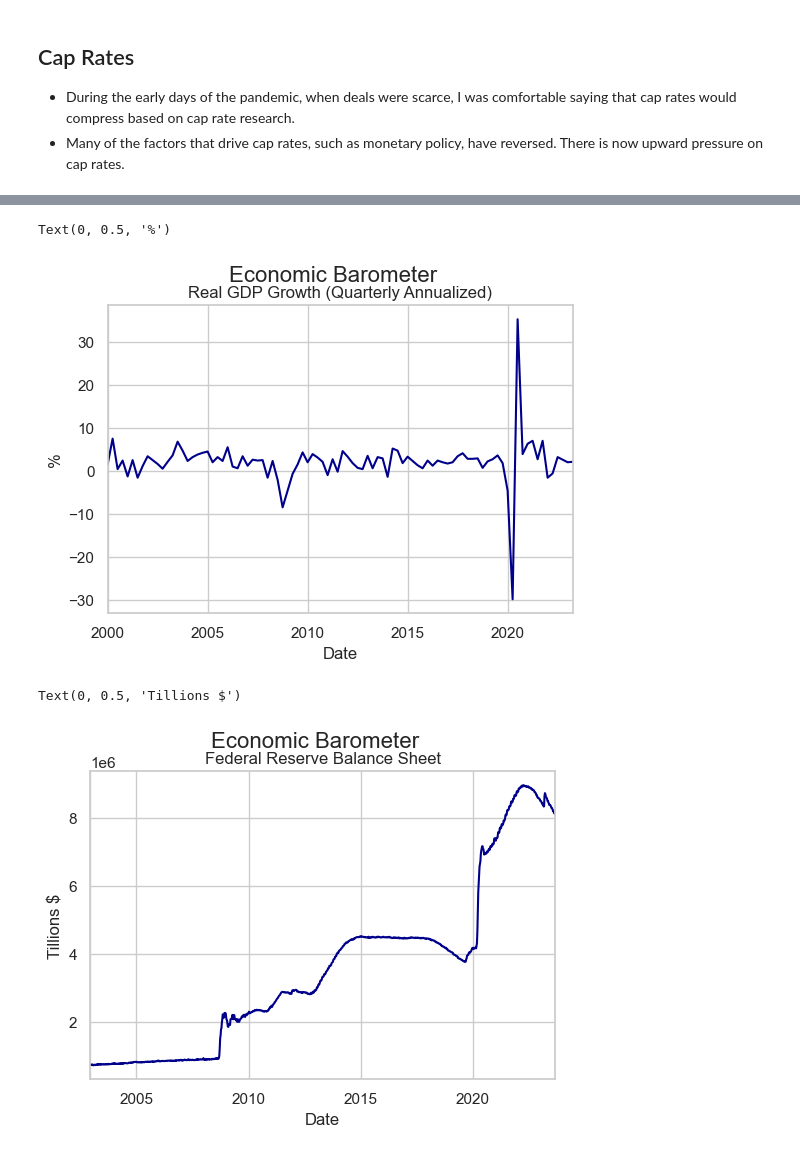
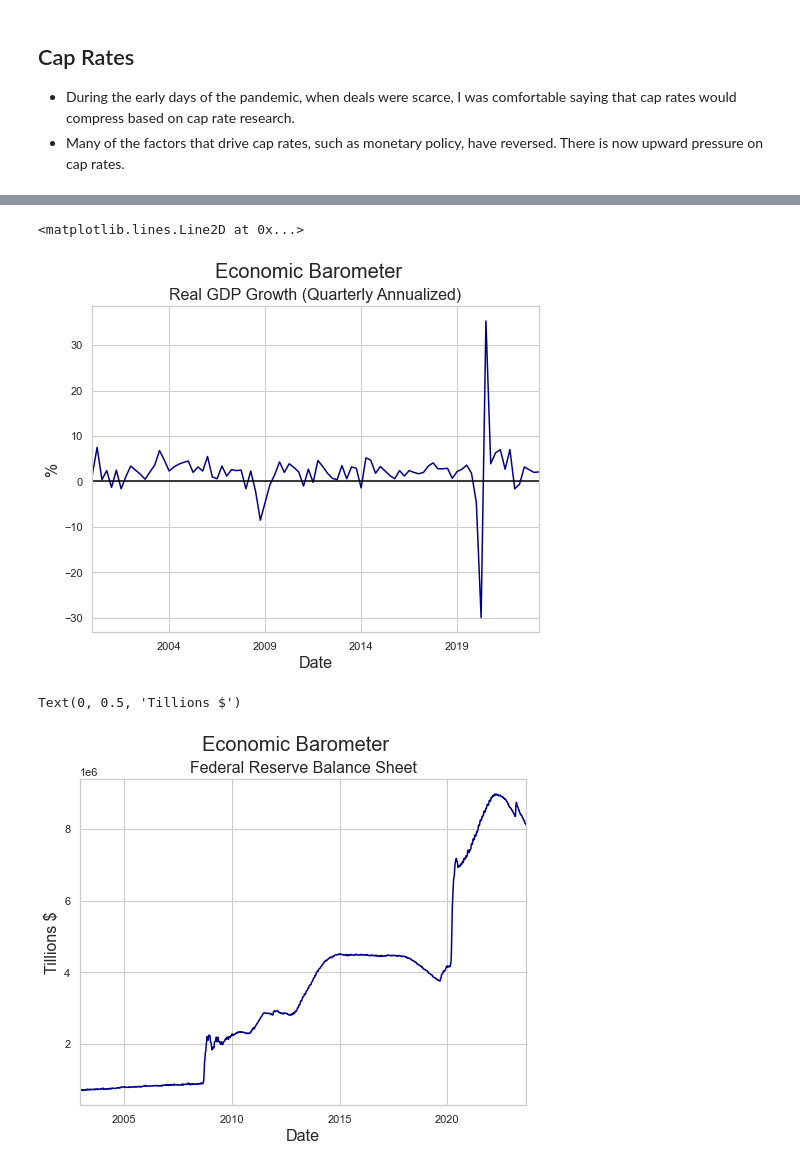
Before and after one commit to thsavage/Macroeconomic-Talking-Points, a Jupyter notebook: Macroeconomic Talking Points.ipynb, the cells around one changed output, grey strips where cells are left out. Drawn from its saved outputs; the diff is of its cells as text; code cells hidden in the pictures.

```diff
--- a/Macroeconomic Talking Points.ipynb
+++ b/Macroeconomic Talking Points.ipynb
@@ -95,22 +103,23 @@ Text(0, 0.5, '%')
 # %%
 growth = fred.get_series("A191RL1Q225SBEA", observation_start='2000-01-01').dropna()
-growth.plot(color='darkblue', figsize=(6, 4))
-plt.suptitle('Economic Barometer', fontsize=16)
-plt.title('Real GDP Growth (Quarterly Annualized)', fontsize=12)
-plt.xlabel('Date', fontsize=12)
-plt.ylabel('%', fontsize=12)
+growth.plot(color='darkblue', figsize=(8, 6))
+plt.suptitle('Economic Barometer', fontsize=20)
+plt.title('Real GDP Growth (Quarterly Annualized)', fontsize=16)
+plt.xlabel('Date', fontsize=16)
+plt.ylabel('%', fontsize=16)
+plt.axhline(0, color="black")
 # %% [output]
-Text(0, 0.5, '%')
+<matplotlib.lines.Line2D at 0x...>
-[figure, old version]
+[figure, new version]
 # %%
 balance_sheet = fred.get_series("WALCL", observation_start='1990-01-01')
-balance_sheet.plot(color='darkblue', figsize=(6, 4))
-plt.suptitle('Economic Barometer', fontsize=16)
-plt.title('Federal Reserve Balance Sheet', fontsize=12)
-plt.xlabel('Date', fontsize=12)
-plt.ylabel('Tillions $', fontsize=12)
+balance_sheet.plot(color='darkblue', figsize=(8, 6))
+plt.suptitle('Economic Barometer', fontsize=20)
+plt.title('Federal Reserve Balance Sheet', fontsize=16)
+plt.xlabel('Date', fontsize=16)
+plt.ylabel('Tillions $', fontsize=16)
 # %% [output]
 Text(0, 0.5, 'Tillions $')
-[figure, old version]
+[figure, new version]
 # %%
 wilshire = fred.get_series("WILL5000PR", observation_start='2000-01-01')
```
Also changed, not shown: parts of 19 cells of this notebook, 1 other file.
